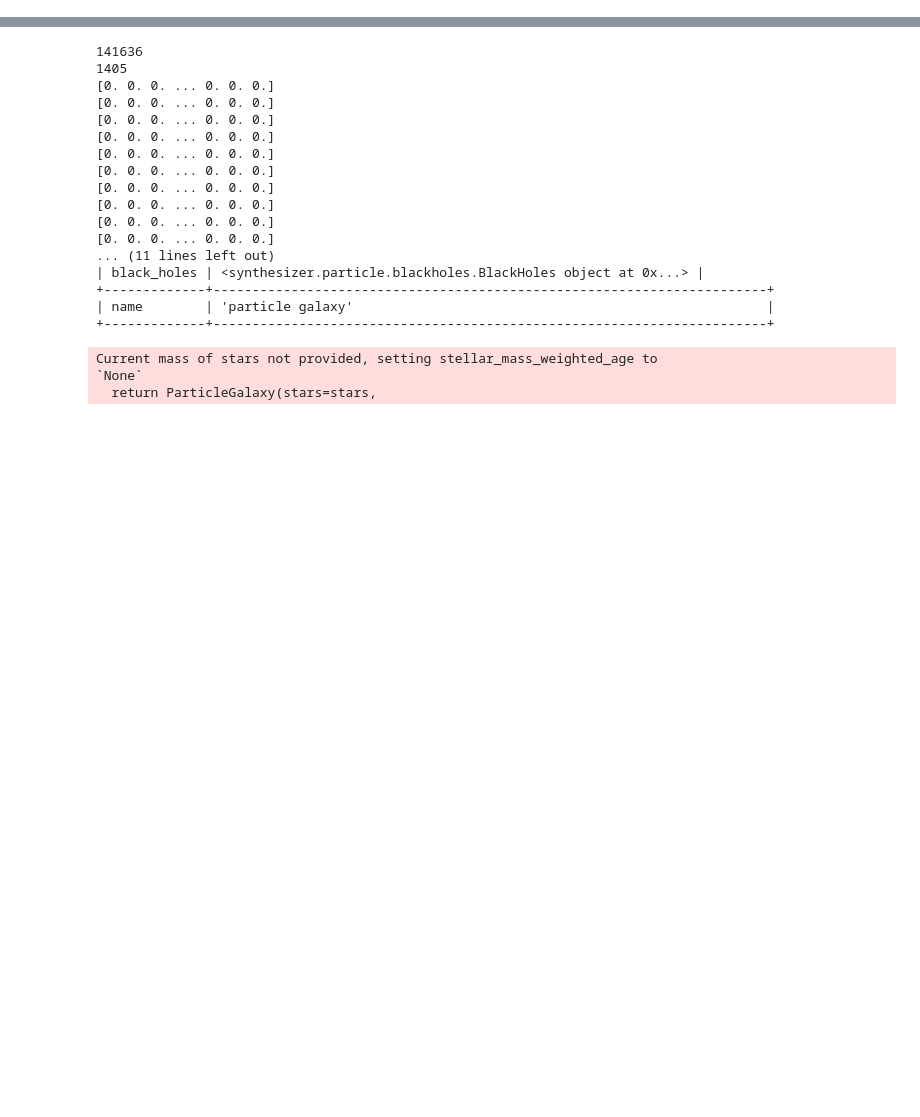
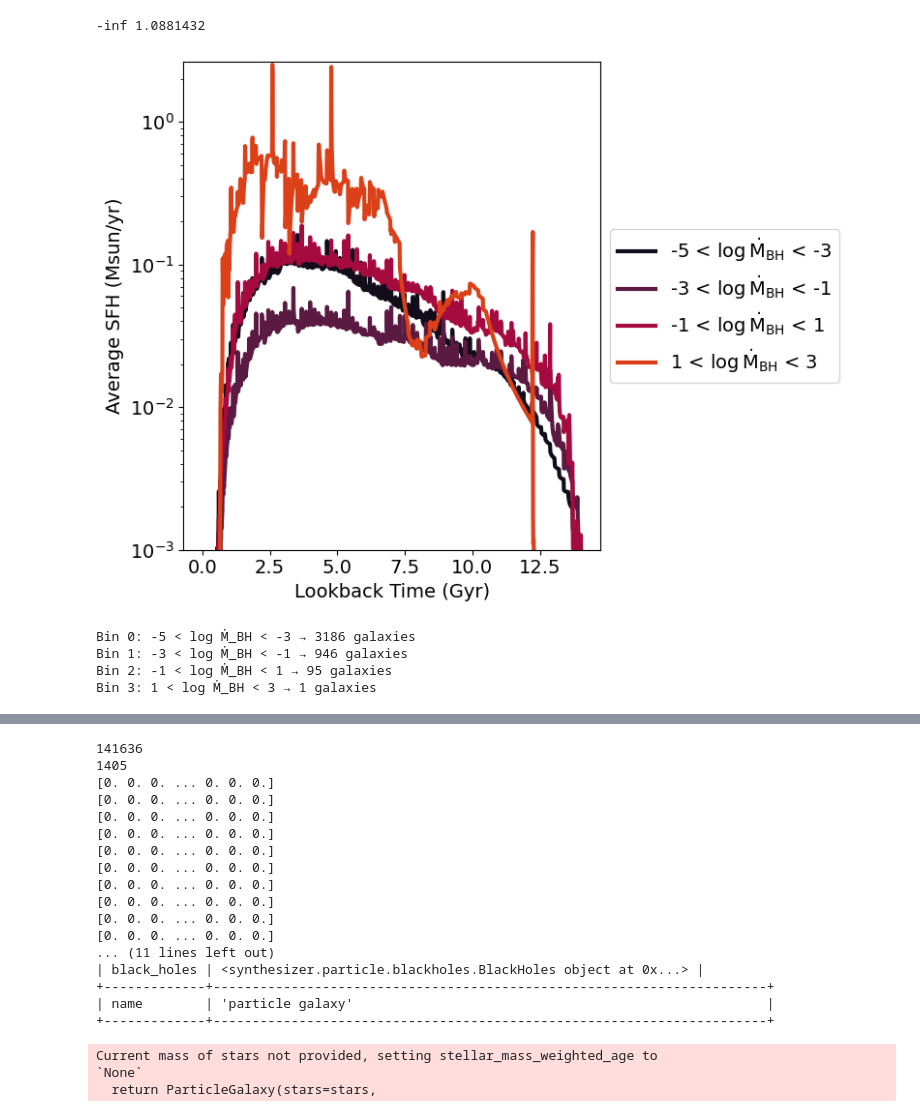
Before and after one commit to sophie-newman/cca-predoc, a Jupyter notebook: loading_scsam.ipynb, the cells around one changed output, grey strips where cells are left out. Cells and saved outputs as stored; diff of their text form; code cells hidden in the pictures; blank space fills up the shorter version.

```diff
--- a/loading_scsam.ipynb
+++ b/loading_scsam.ipynb
@@ -355,3 +326,56 @@ def load_SCSAM_particle_galaxy(SFH, age_lst, Z_hist, bh_mass, bh_mdot, z, verbos
     # Build galaxy
     return ParticleGalaxy(stars=stars,
                           black_holes=black_holes)
+# %%
+# Convert sfh_t_bins to lookback time in Gyr (assuming input is in yr)
+lookback_time = sfh_t_bins
+
+# Put galaxies into bins of BH accretion rate
+log_mdot = np.log10(np.array(bh_mdot))
+print(min(log_mdot), max(log_mdot))
+bins = [-5, -3, -1, 1, 3]  # example: log10(Msun/yr)
+labels = [
+    fr"{bins[i]} < $\log \dot{{\rm M}}_{{\rm BH}}$ < {bins[i+1]}"
+    for i in range(len(bins)-1)
+]
+bin_ids = np.digitize(log_mdot, bins) - 1
+
+# Average SFH per accretion rate bin
+mean_sfh = []
+for b in range(len(bins)-1):
+    mask = bin_ids == b
+    if np.sum(mask) > 0:
+        mean_sfh.append(np.mean(sfh[mask, :], axis=0))
+    else:
+        mean_sfh.append(np.zeros_like(sfh_t_bins))
+
+# Plot
+
+colors = cmr.take_cmap_colors('cmr.ember', len(bins), return_fmt='hex', cmap_range=(0.1, 0.8))
+
+plt.figure(figsize=(8,6))
+for i, hist in enumerate(mean_sfh):
+    plt.plot(lookback_time, hist, label=labels[i], lw=3, color=colors[i])
+
+#plt.xlim(lookback_time.max(), 0)  # high lookback -> early universe
+plt.ylim(bottom=1e-3)
+plt.yscale('log')
+plt.xlabel("Lookback Time (Gyr)")
+plt.ylabel("Average SFH (Msun/yr)")
+
+# Legend outside on the right
+plt.legend(loc="center left", bbox_to_anchor=(1, 0.5))
+
+plt.tight_layout()
+plt.show()
+
+for b in range(len(bins)-1):
+    n_gals = np.sum(bin_ids == b)
+    print(f"Bin {b}: {bins[b]} < log Ṁ_BH < {bins[b+1]} → {n_gals} galaxies")
+# %% [output]
+-inf 1.0881432
+[figure, added]
+Bin 0: -5 < log Ṁ_BH < -3 → 3186 galaxies
+Bin 1: -3 < log Ṁ_BH < -1 → 946 galaxies
+Bin 2: -1 < log Ṁ_BH < 1 → 95 galaxies
+Bin 3: 1 < log Ṁ_BH < 3 → 1 galaxies
```
Also changed, not shown: parts of 9 cells of this notebook, 3 other files.
